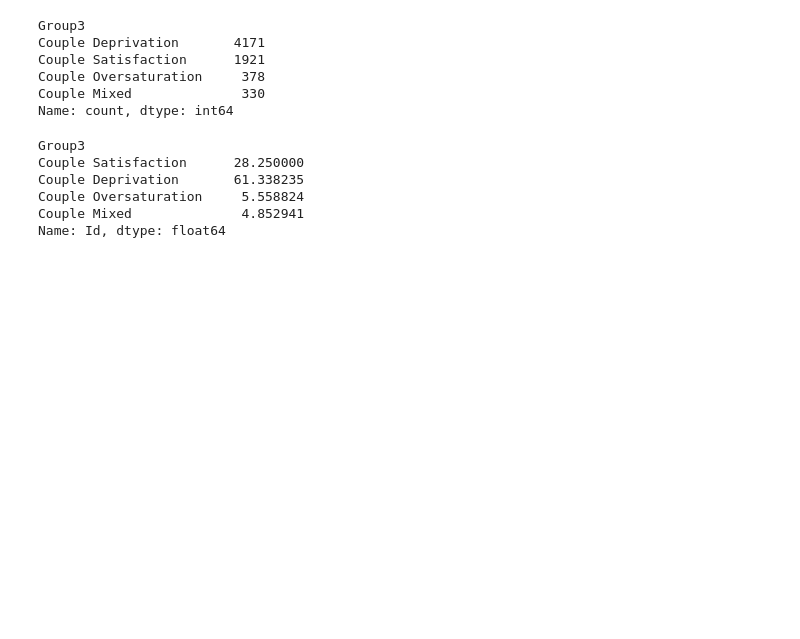
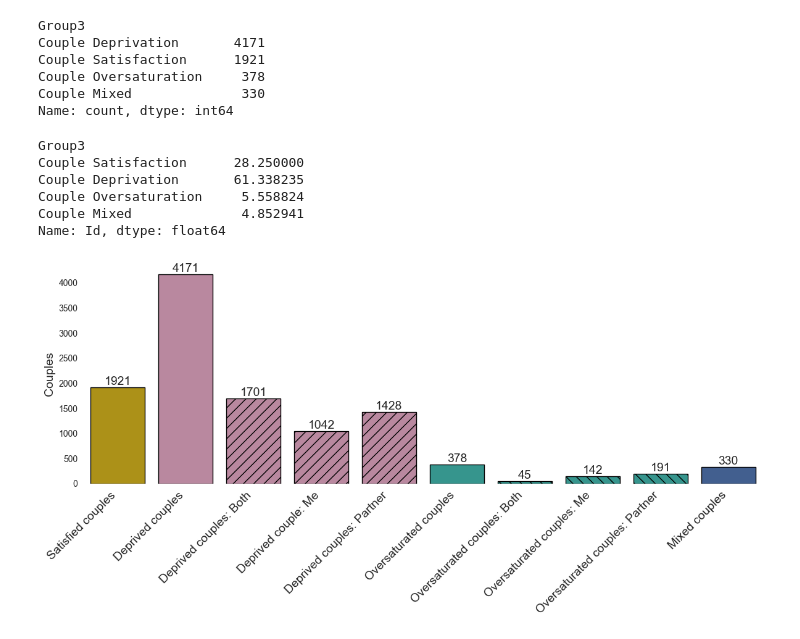
Before and after one commit to EdgardoCS/touchCouples, a Jupyter notebook: 1_read_and_sort.ipynb, the cells around one changed output. Saved outputs shown, nothing was run; the diff lists cells and outputs as text; code cells hidden in the pictures; blank space fills up the shorter version.

```diff
--- a/1_read_and_sort.ipynb
+++ b/1_read_and_sort.ipynb
@@ -724,3 +726,22 @@ df_long.to_csv('source/FReDA4.csv', index=False)
 #     .reset_index()
 # )
 # print(df_summary)
+# %%
+# Satisfied
+df.loc[df['Group3'] == 'Couple Satisfaction', 'Group4'] = 'Couple Satisfaction'
+
+# Deprived groups
+# df.loc[df['Group3'] == 'Couple Deprivation', 'Group4'] = 'Couple Deprivation'
+# df.loc[df['Group2'] == 'One-sided Deprivation', 'Group4'] = 'Deprived_One'
+df.loc[df['Group1'] == 'SubGroup-DeprivedBoth', 'Group4'] = 'Deprived_Both'
+df.loc[df['Group1'] == 'SubGroup-DeprivedMe', 'Group4'] = 'Deprived_Me'
+df.loc[df['Group1'] == 'SubGroup-DeprivedPartner', 'Group4'] = 'Deprived_Partner'
+#
+# Oversaturated groups
+# df.loc[df['Group3'] == 'Couple Oversaturation', 'Group4'] = 'Couple Oversaturation'
+# df.loc[df['Group2'] == 'One-sided Oversaturation', 'Group4'] = 'Oversaturated_One'
+df.loc[df['Group1'] == 'SubGroup-OversaturatedBoth', 'Group4'] = 'Oversaturated_Both'
+df.loc[df['Group1'] == 'SubGroup-OversaturatedMe', 'Group4'] = 'Oversaturated_Me'
+df.loc[df['Group1'] == 'SubGroup-OversaturatedPartner', 'Group4'] = 'Oversaturated_Partner'
+
+df.loc[df['Group3'] == 'Couple Mixed', 'Group4'] = 'Couple Mixed'
@@ -726,0 +826,79 @@ df_long.to_csv('source/FReDA4.csv', index=False)
+# %%
+import pandas as pd
+import seaborn as sns
+import matplotlib.pyplot as plt
+
+# 1. Map your groups (your existing code)
+df.loc[df['Group3'] == 'Couple Satisfaction', 'Group4'] = 'Couple Satisfaction'
+df.loc[df['Group1'] == 'SubGroup-DeprivedBoth', 'Group4'] = 'Deprived_Both'
+df.loc[df['Group1'] == 'SubGroup-DeprivedMe', 'Group4'] = 'Deprived_Me'
+df.loc[df['Group1'] == 'SubGroup-DeprivedPartner', 'Group4'] = 'Deprived_Partner'
+df.loc[df['Group1'] == 'SubGroup-OversaturatedBoth', 'Group4'] = 'Oversaturated_Both'
+df.loc[df['Group1'] == 'SubGroup-OversaturatedMe', 'Group4'] = 'Oversaturated_Me'
+df.loc[df['Group1'] == 'SubGroup-OversaturatedPartner', 'Group4'] = 'Oversaturated_Partner'
+df.loc[df['Group3'] == 'Couple Mixed', 'Group4'] = 'Couple Mixed'
+
+# 2. Calculate the base counts
+counts = df['Group4'].value_counts()
+
+# 3. Calculate and add the aggregate sums
+counts['Total_Deprivation'] = (
+        counts.get('Deprived_Both', 0) +
+        counts.get('Deprived_Me', 0) +
+        counts.get('Deprived_Partner', 0)
+)
+
+counts['Total_Oversaturation'] = (
+        counts.get('Oversaturated_Both', 0) +
+        counts.get('Oversaturated_Me', 0) +
+        counts.get('Oversaturated_Partner', 0)
+)
+
+# Convert to a DataFrame for Seaborn
+plot_df = counts.reset_index()
+plot_df.columns = ['Group4', 'Subjects']
+
+plt.figure(figsize=(12, 6))
+
+ax = sns.barplot(
+    data=plot_df,
+    x='Group4',
+    y='Subjects',
+    order=custom_order,
+    palette=custom_colors,
+    linewidth=1,
+    edgecolor='black'
+)
+
+# Loop to add text labels on top of bars
+for i, p in enumerate(ax.patches):
+    category_name = custom_order[i]
+    hatch_pattern = custom_hatches.get(category_name, '')
+    p.set_hatch(hatch_pattern)
+
+    # 2. Add the text labels
+    height = p.get_height()
+
+    if pd.isna(height) or height == 0:
+        continue
+
+    ax.text(
+        p.get_x() + p.get_width() / 2.,
+        height,
+        int(height),
+        ha="center",
+        va="bottom",
+        fontsize=14
+    )
+
+plt.grid(False)
+plt.ylabel("Couples", fontsize=14)
+plt.xlabel("")
+plt.xticks(rotation=45, ha='right', ticks=[0, 1, 2, 3, 4, 5, 6, 7, 8, 9], labels=custom_labels,
+           fontsize=14)
+sns.despine(top=True, right=True, left=True, bottom=True)
+plt.tight_layout()
+plt.savefig('output/img/data.png', dpi=600, transparent=False, bbox_inches='tight')
+plt.show()
+# %% [output]
+[figure, added]
```
Also changed, not shown: parts of 5 cells of this notebook, 6 other files.
